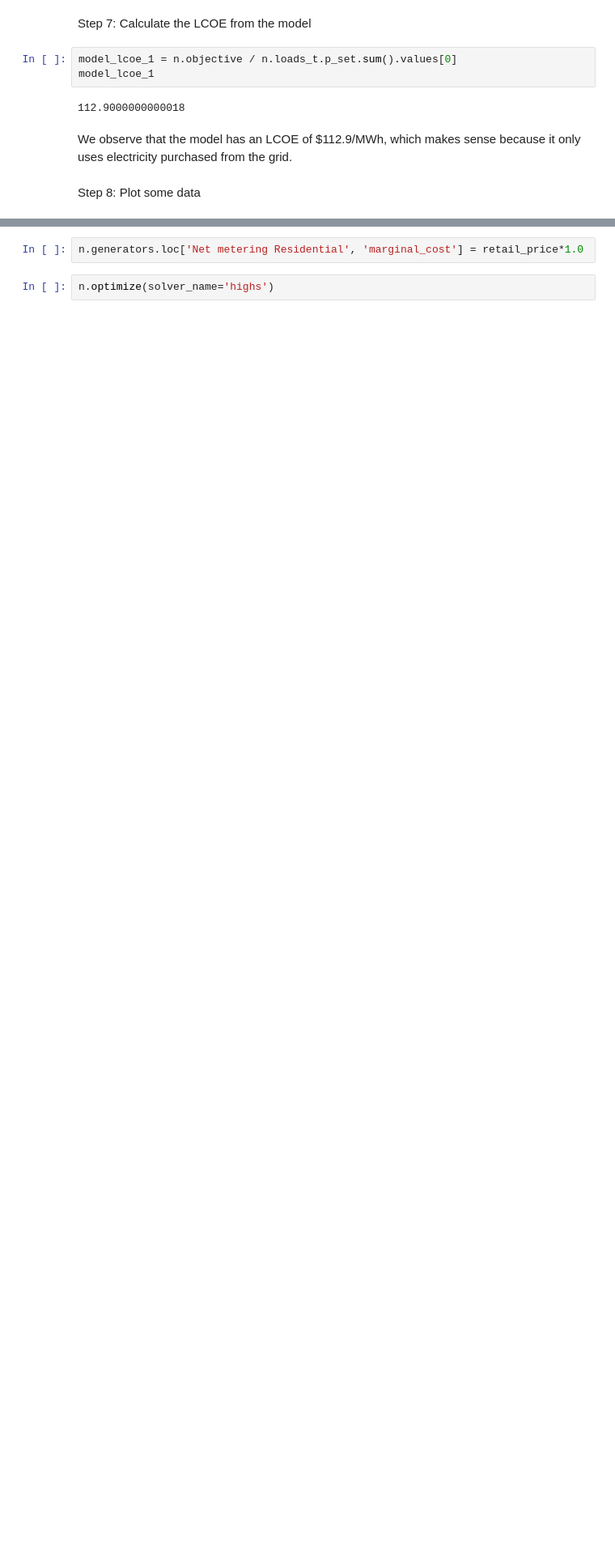
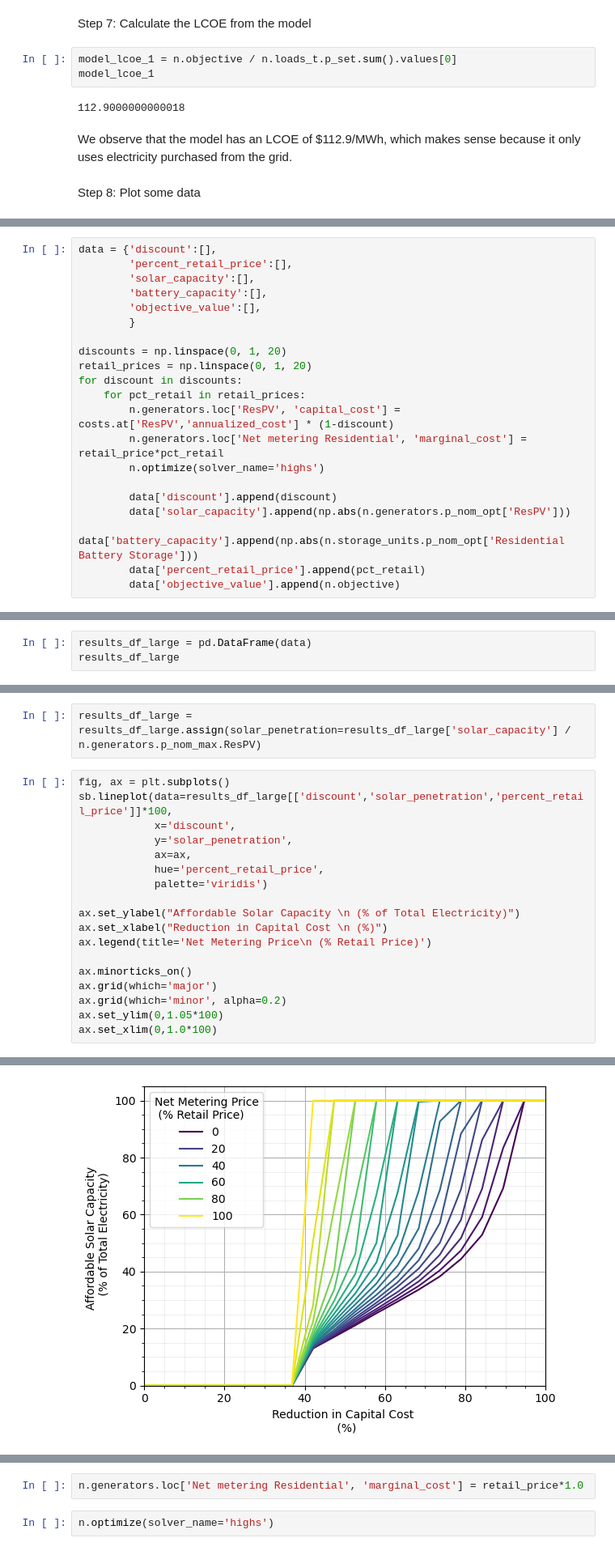
Before and after one commit to ucsusa/2024-kansas-city-analysis, a Jupyter notebook: notebooks/10-pypsa-model.ipynb, the cells around one changed output, grey strips where cells are left out. Shown at 81% size. Saved outputs shown, nothing was run; the diff lists cells and outputs as text; blank space fills up the shorter version.

```diff
--- a/notebooks/10-pypsa-model.ipynb
+++ b/notebooks/10-pypsa-model.ipynb
@@ -208,0 +297,21 @@ n.loads_t.p_set.loc[time:'2018-07-12'].plot(ax=ax, color='k', legend=False)
+# %%
+data = {'discount':[],
+        'percent_retail_price':[],
+        'solar_capacity':[],
+        'battery_capacity':[],
+        'objective_value':[],
+        }
+
+discounts = np.linspace(0, 1, 20)
+retail_prices = np.linspace(0, 1, 20)
+for discount in discounts:
+    for pct_retail in retail_prices:
+        n.generators.loc['ResPV', 'capital_cost'] = costs.at['ResPV','annualized_cost'] * (1-discount)
+        n.generators.loc['Net metering Residential', 'marginal_cost'] = retail_price*pct_retail
+        n.optimize(solver_name='highs')
+
+        data['discount'].append(discount)
+        data['solar_capacity'].append(np.abs(n.generators.p_nom_opt['ResPV']))
+        data['battery_capacity'].append(np.abs(n.storage_units.p_nom_opt['Residential Battery Storage']))
+        data['percent_retail_price'].append(pct_retail)
+        data['objective_value'].append(n.objective)
@@ -208,0 +336,3 @@ n.loads_t.p_set.loc[time:'2018-07-12'].plot(ax=ax, color='k', legend=False)
+# %%
+results_df_large = pd.DataFrame(data)
+results_df_large
@@ -208,0 +355,21 @@ n.loads_t.p_set.loc[time:'2018-07-12'].plot(ax=ax, color='k', legend=False)
+# %%
+results_df_large = results_df_large.assign(solar_penetration=results_df_large['solar_capacity'] / n.generators.p_nom_max.ResPV)
+# %%
+fig, ax = plt.subplots()
+sb.lineplot(data=results_df_large[['discount','solar_penetration','percent_retail_price']]*100,
+            x='discount',
+            y='solar_penetration',
+            ax=ax,
+            hue='percent_retail_price',
+            palette='viridis')
+
+ax.set_ylabel("Affordable Solar Capacity \n (% of Total Electricity)")
+ax.set_xlabel("Reduction in Capital Cost \n (%)")
+ax.legend(title='Net Metering Price\n (% Retail Price)')
+
+ax.minorticks_on()
+ax.grid(which='major')
+ax.grid(which='minor', alpha=0.2)
+ax.set_ylim(0,1.05*100)
+ax.set_xlim(0,1.0*100)
+# %% [output]
@@ -208,0 +377 @@ n.loads_t.p_set.loc[time:'2018-07-12'].plot(ax=ax, color='k', legend=False)
+[figure, added]
```
Also changed, not shown: parts of 25 cells of this notebook.
